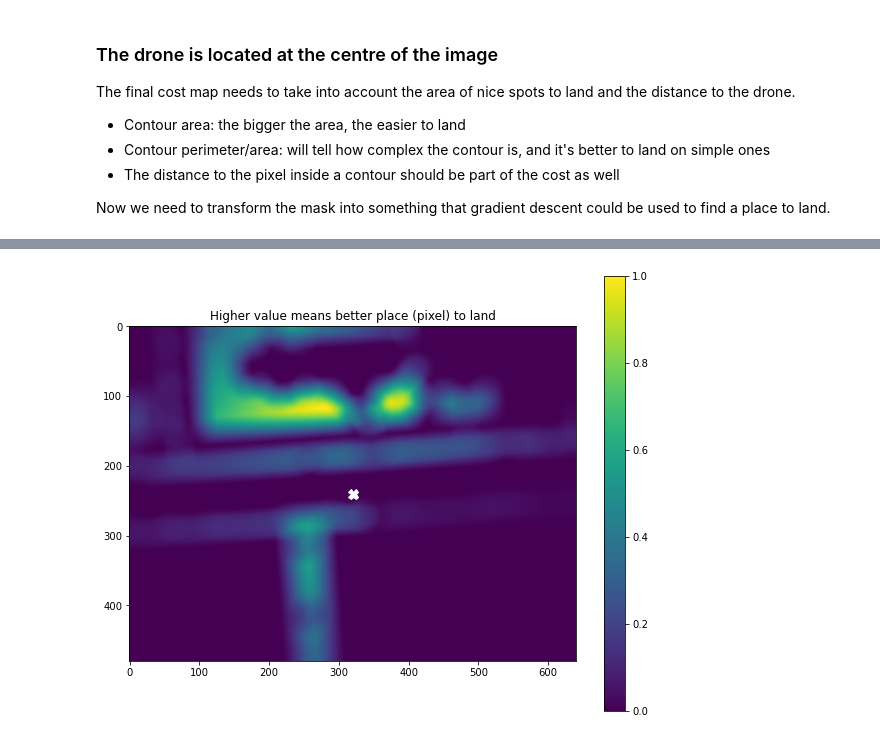
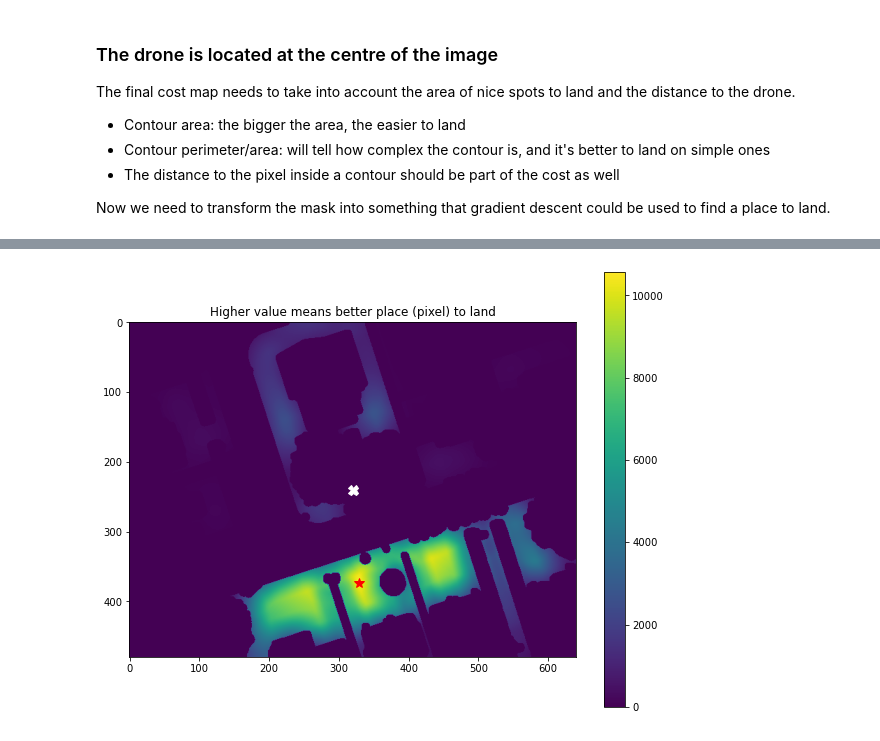
Before and after one commit to ricardodeazambuja/carla-simulator-python, a Jupyter notebook: my_modified_files/aerial_image_dataset_inspector.ipynb, the cells around one changed output, grey strips where cells are left out. Cells and saved outputs as stored; diff of their text form; code cells hidden in the pictures.

```diff
--- a/my_modified_files/aerial_image_dataset_inspector.ipynb
+++ b/my_modified_files/aerial_image_dataset_inspector.ipynb
@@ -174,8 +284,8 @@ plt.show()
 # %% [markdown]
 ### Apply a dilation to obstacles
 # %%
-DILATION = 1
-img_mono = np.array(img)[...,2]
+DILATION = 1 # 1 to do nothing
+img_mono = np.array(filtered_semantics)
 
 # Slicing the image according to the obstacles
 # to make the dilation easier (?!?)
@@ -309,13 +436,23 @@ for ci,contour in enumerate(contours):
         #cx = int(M['m10']/M['m00'])
         #cy = int(M['m01']/M['m00'])
 
+        hull = cv2.convexHull(contour)
+        #approx = cv2.approxPolyDP(contour,perimeter*0.1,True)
+        perimeter_hull = cv2.arcLength(hull,True)
+        #print(perimeter/cv2.arcLength(approx,True), perimeter/cv2.arcLength(hull,True))
+
         # It may include obstacles
-        filtered_contours.append([ci,perimeter,area])
+        filtered_contours.append([ci,perimeter,area,perimeter_hull])
+    else:
+        # Although we don't care about contours with area==0,
+        # the hierarchy will need the indices to match the original
+        filtered_contours.append([ci,None,None,None])
 
 filtered_contours = np.array(filtered_contours)
+
 # Normalize (0 to 1)
-filtered_contours[:,1] -= filtered_contours[:,1].min()
-filtered_contours[:,1] /= filtered_contours[:,1].max()
+# filtered_contours[:,1] -= filtered_contours[:,1].min()
+# filtered_contours[:,1] /= filtered_contours[:,1].max()
 # %%
 # Option #1
 centre_i = view_height/2
@@ -323,11 +460,26 @@ centre_j = view_width/2
 
 max_dist = np.sqrt((centre_i)**2+(centre_j)**2)
 
+# Generate the distance array
+local_indices = np.transpose(np.nonzero(np.ones((view_height,view_width), dtype=float)))
+dists = (max_dist-np.sqrt(((local_indices-[centre_i,centre_j])**2).sum(axis=1)))
+dists -= dists.min()
+dists /= dists.max()
+final_dists = np.zeros((view_height,view_width), dtype=float)
+for i,(j,k) in enumerate(local_indices):
+    final_dists[j,k] = dists[i]
+
+max_objective_all = 0
+max_dist_all = 0
 final_contour = np.zeros((view_height,view_width), dtype='float')
-for i,perimeter,area in filtered_contours:
-    ci = int(i)
+for i,perimeter,area,p_hull in filtered_contours:
+    if perimeter == None:
+        # It's one of the area==0, so ignore it
+        continue
+    ci = int(i) # because the numpy array dtype is float...
     contour = contours[ci]
     h = hierarchy[0][ci]
+    # h = [Next, Previous, First_Child, Parent]
     if h[3]!=-1: # skip children if it's an obstacle
         individual_contour = np.zeros((view_height,view_width), dtype='uint8')
         cv2.drawContours(individual_contour, [contour], 0, 1, cv2.FILLED)
@@ -338,16 +490,25 @@ for i,perimeter,area in filtered_contours:
     children = []
     children_area = 0
     children_perimeter = 0
+    children_p_hull = 0
     if h[2]!=-1: # it has children
-        for k,_,_ in filtered_contours:
-            if hierarchy[0][int(k)][3]==ci:
-                children.append(int(k)) # children with ci as father
-                _, tmp_perimeter, tmp_area = filtered_contours[int(k)]
-                children_area += tmp_area
-                children_perimeter += tmp_perimeter
+        for k,_,_,_ in filtered_contours:
+            k = int(k)
+            if filtered_contours[k][1]:
+                if hierarchy[0][k][3]==ci:
+                    children.append(k) # children with ci as father
+                    _, tmp_perimeter, tmp_area, tmp_p_hull = filtered_contours[k]
+                    children_area += tmp_area
+                    children_perimeter += tmp_perimeter
+                    children_p_hull += tmp_p_hull
 
-    objective = (area - children_area) - (perimeter + children_perimeter)/(area - children_area)
+    # 1. The bigger the area, the easier to land
+    # 2. perimeter/area will tell how complex the contour is, and it's better to land on simple ones
+    #    However, perimeter/perimeter_hull will penalize the difference between the two perimeters
+    complexity_weight = ((p_hull+children_p_hull)/(perimeter + children_perimeter))
+    objective = complexity_weight*(area - children_area)
     objective = 0 if objective < 0 else objective
+    max_objective_all = objective if objective > max_objective_all else max_objective_all
 
     individual_contour = np.zeros((view_height,view_width), dtype='float')
     cv2.drawContours(individual_contour, [contour], 0, 1, cv2.FILLED)
@@ -356,28 +517,38 @@ for i,perimeter,area in filtered_contours:
             # Cuts the children from the parent
             cv2.drawContours(individual_contour, [contours[k]], 0, 0, cv2.FILLED)
 
+    # 3. The closer to the drone the pixel inside a contour is, the bigger the objective value
+    # Therefore the distance acts as a weight(gain) multiplying the objective value.
     indices = np.transpose(np.nonzero(individual_contour>0))
-    dists = max_dist-np.sqrt(((indices-[centre_i,centre_j])**2).sum(axis=1))
+    # dists = (max_dist-np.sqrt(((indices-[centre_i,centre_j])**2).sum(axis=1)))
+    # max_dist_all = dists.max() if dists.max() > max_dist_all else max_dist_all
     for idx,(r,c) in enumerate(indices):
-        individual_contour[r,c] = objective*dists[idx]
+        individual_contour[r,c] = objective # *dists[idx]
     if len(indices):
         final_contour += individual_contour
 
-m=3 # drone size multiplier, give more weight to places with more free space
+m = 5 # drone size multiplier, give more weight to places with more free space
 drone_patch = create_drone_patch(*(m*drone_patch_shape))
-final_contour = signal.correlate2d(final_contour, drone_patch, boundary='symm', mode='same')
+final_corr = signal.correlate2d(final_contour, drone_patch, boundary='symm', mode='same')
+final_corr -= final_corr.min()
+final_corr /= final_corr.max()
+final_contour *= final_corr
+
+final_contour *= final_dists
+
+print(f"final_contour max: {final_contour.max()}, min: {final_contour.min()}")
 
 # Normalize (0 to 1)
-final_contour -= final_contour.min()
-final_contour /= final_contour.max()
+# final_contour -= final_contour.min()
+# final_contour /= final_contour.max()
 
-# j = final_contour.max(axis=0).argmax()
-# i = final_contour[:,j].argmax()
+j = final_contour.max(axis=0).argmax()
+i = final_contour[:,j].argmax()
 
 plt.figure(figsize=(10,8))
 plt.imshow(final_contour)
-plt.plot([centre_j],[centre_i],'wX', markersize=10)
-# plt.plot([j],[i],'r*', markersize=10)
+plt.plot([centre_j],[centre_i],'wX', markersize=10, label="drone")
+plt.plot([j],[i],'r*', markersize=10, label="best place to land")
 plt.title("Higher value means better place (pixel) to land")
 plt.colorbar()
 plt.show()
@@ -385 +557 @@ plt.show()
-[figure, old version]
+[figure, new version]
```
Also changed, not shown: parts of 28 cells of this notebook, 1 other file.
